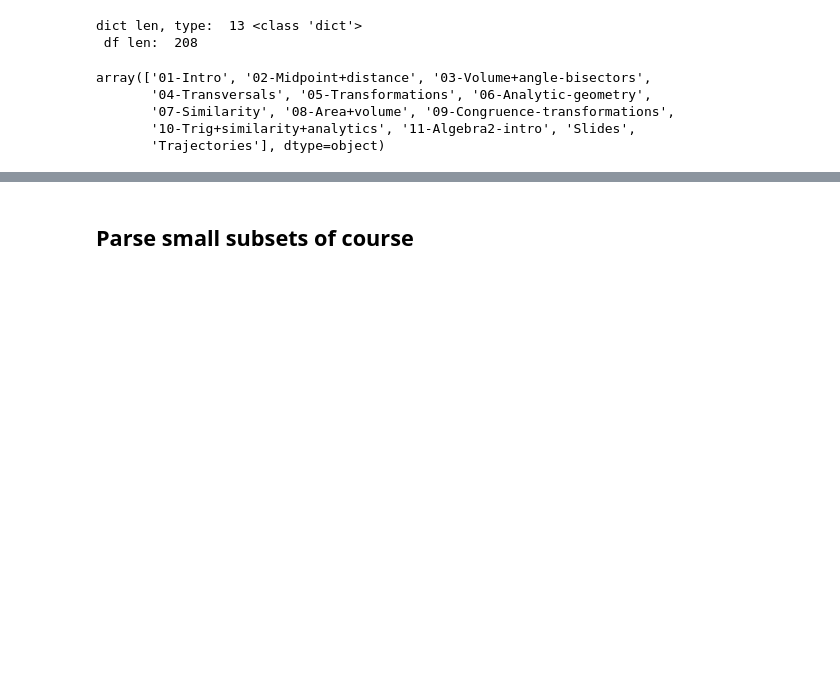
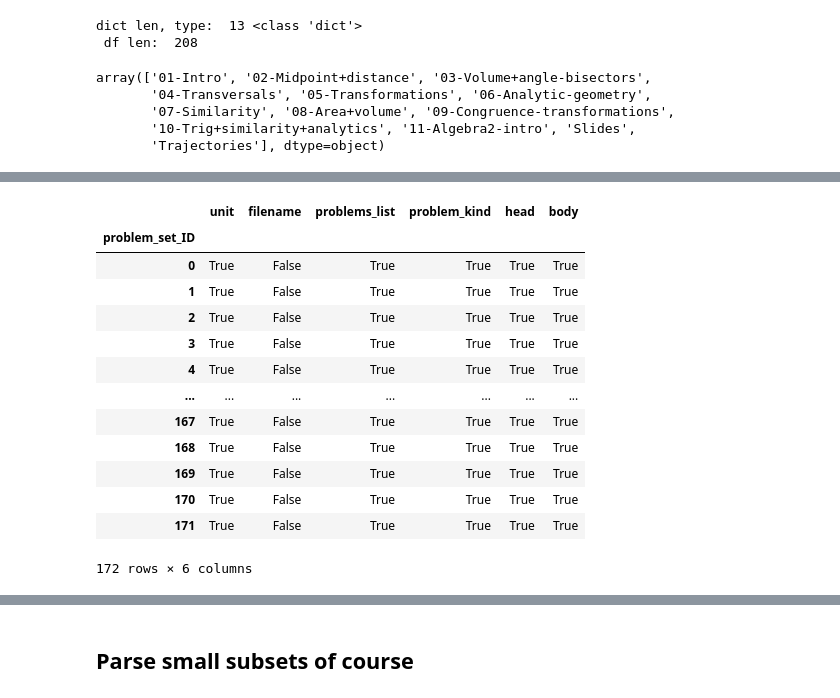
Before and after one commit to chrishuson/mathai, a Jupyter notebook: src/notes.ipynb, the cells around one changed output, grey strips where cells are left out. Cells and saved outputs as stored; diff of their text form; code cells hidden in the pictures; blank space fills up the shorter version.

```diff
--- a/src/notes.ipynb
+++ b/src/notes.ipynb
@@ -51,3 +57,7 @@ pset_df:  172 problem_set_ID Index(['unit', 'file', 'problem_count', 'head', 'bo
+# %%
+cols_into_lists = {'problem_IDs':literal_eval, 'head':literal_eval, 'body':literal_eval, 'problems_list':literal_eval, 'problem_kind':literal_eval}
+pset_df2 = pd.read_csv('../db/pset_df.csv', index_col='problem_set_ID', converters=cols_into_lists)
+problem_df2 = pd.read_csv('../db/problem_df.csv', index_col='problem_ID')
 # %% [markdown]
 ## Printing Problem Sets
 # %%
@@ -195 +201,18 @@ pset_df[pset_df.unit.str.startswith('01')]
+# %%
+pset_df[['unit', 'filename', 'problems_list', 'problem_kind', 'head', 'body']] == pset_df2[['unit', 'filename', 'problems_list', 'problem_kind', 'head', 'body']]
+# %% [output]
+|  | unit | filename | problems_list | problem_kind | head | body |
+| problem_set_ID |  |  |  |  |  |  |
+| 0 | True | False | True | True | True | True |
+| 1 | True | False | True | True | True | True |
+| 2 | True | False | True | True | True | True |
+| 3 | True | False | True | True | True | True |
+| 4 | True | False | True | True | True | True |
+| ... | ... | ... | ... | ... | ... | ... |
+| 167 | True | False | True | True | True | True |
+| 168 | True | False | True | True | True | True |
+| 169 | True | False | True | True | True | True |
+| 170 | True | False | True | True | True | True |
+| 171 | True | False | True | True | True | True |
+172 rows × 6 columns
 # %%
```
Also changed, not shown: parts of 25 cells of this notebook, 3 other files.
